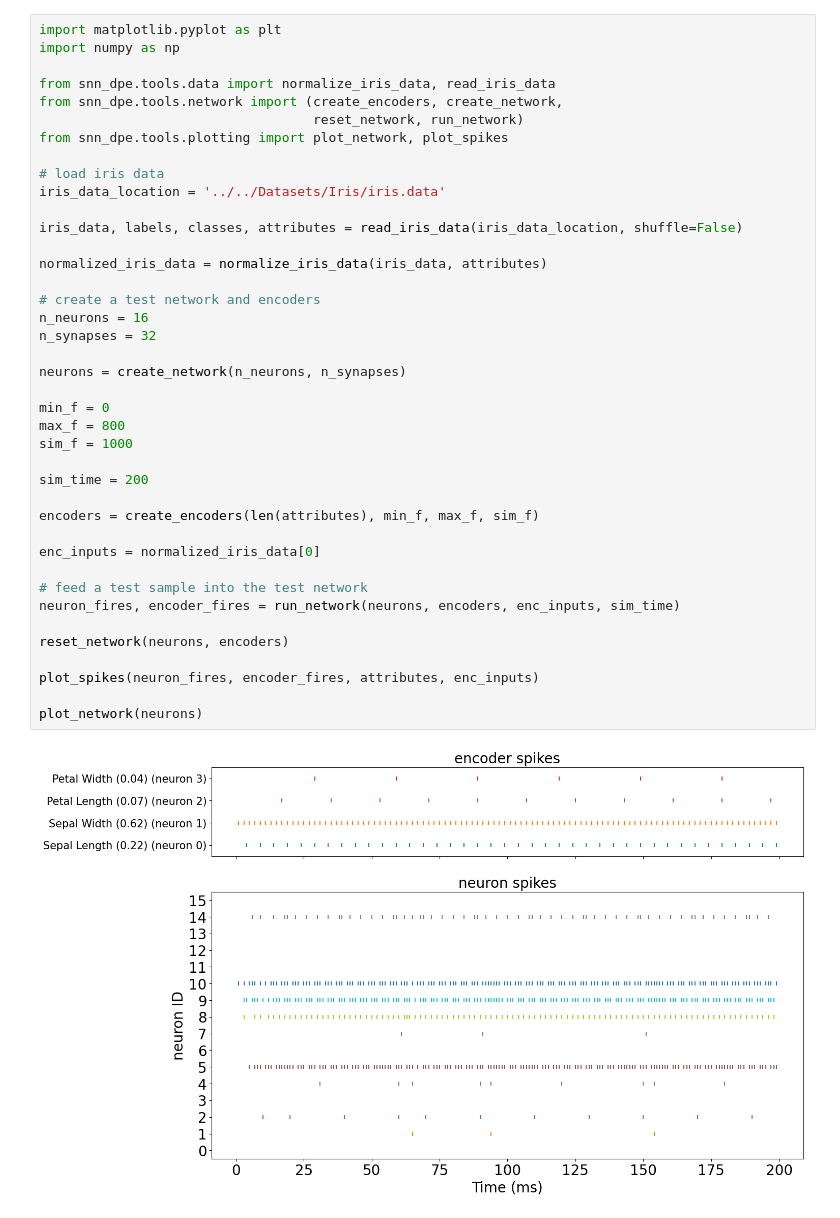
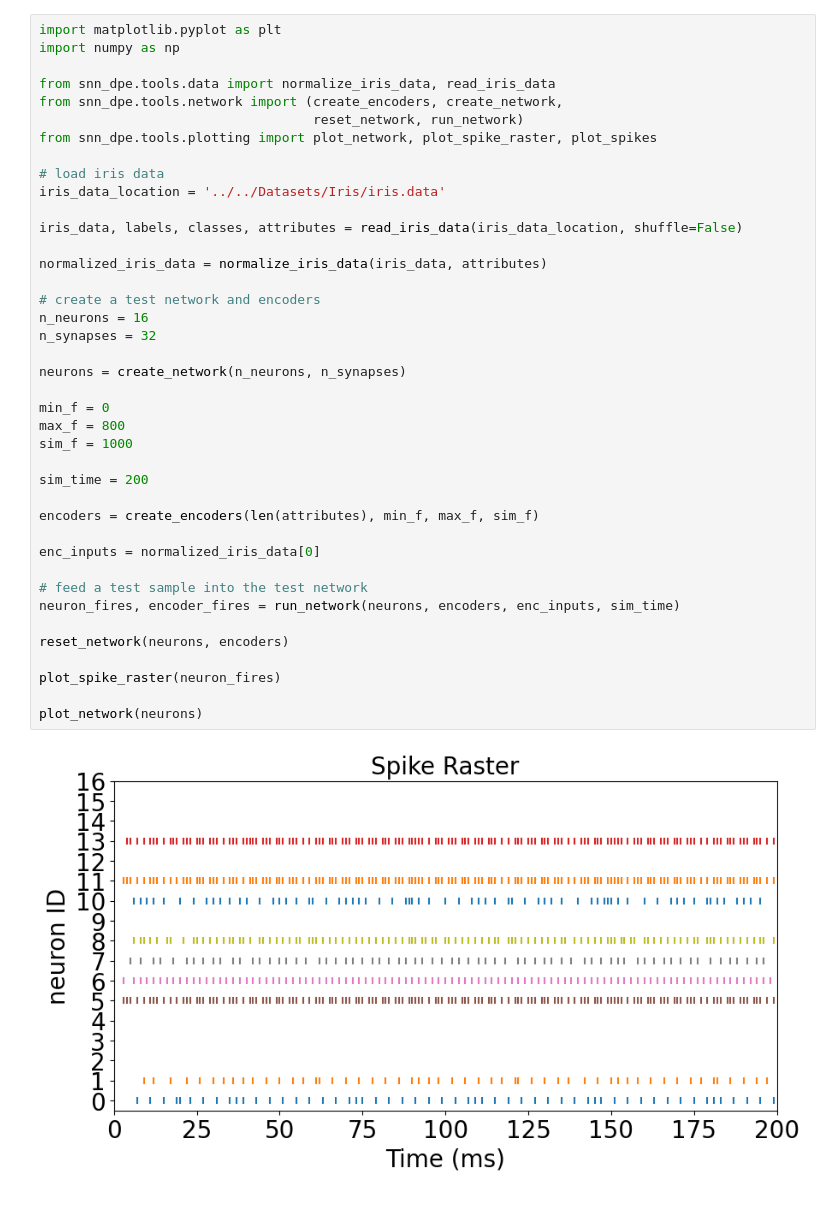
Before and after one commit to rfebbo/SNN_DPE, a Jupyter notebook: demonstration/classification/04_running_network.ipynb, the cells around one changed output. Cells and saved outputs as stored; diff of their text form.

```diff
--- a/demonstration/classification/04_running_network.ipynb
+++ b/demonstration/classification/04_running_network.ipynb
@@ -5,38 +5,38 @@ import numpy as np
 from snn_dpe.tools.data import normalize_iris_data, read_iris_data
 from snn_dpe.tools.network import (create_encoders, create_network,
                                    reset_network, run_network)
-from snn_dpe.tools.plotting import plot_network, plot_spikes
+from snn_dpe.tools.plotting import plot_network, plot_spike_raster, plot_spikes
 
 # load iris data
 iris_data_location = '../../Datasets/Iris/iris.data'
 
 iris_data, labels, classes, attributes = read_iris_data(iris_data_location, shuffle=False)
 
 normalized_iris_data = normalize_iris_data(iris_data, attributes)
 
 # create a test network and encoders
 n_neurons = 16
 n_synapses = 32
 
 neurons = create_network(n_neurons, n_synapses)
 
 min_f = 0
 max_f = 800
 sim_f = 1000
 
 sim_time = 200
 
 encoders = create_encoders(len(attributes), min_f, max_f, sim_f)
 
 enc_inputs = normalized_iris_data[0]
 
 # feed a test sample into the test network
 neuron_fires, encoder_fires = run_network(neurons, encoders, enc_inputs, sim_time)
 
 reset_network(neurons, encoders)
 
-plot_spikes(neuron_fires, encoder_fires, attributes, enc_inputs)
+plot_spike_raster(neuron_fires)
 
 plot_network(neurons)
 # %% [output]
-[figure, old version]
+[figure, new version]
```
Also changed, not shown: parts of 1 cell of this notebook, 14 other files.
